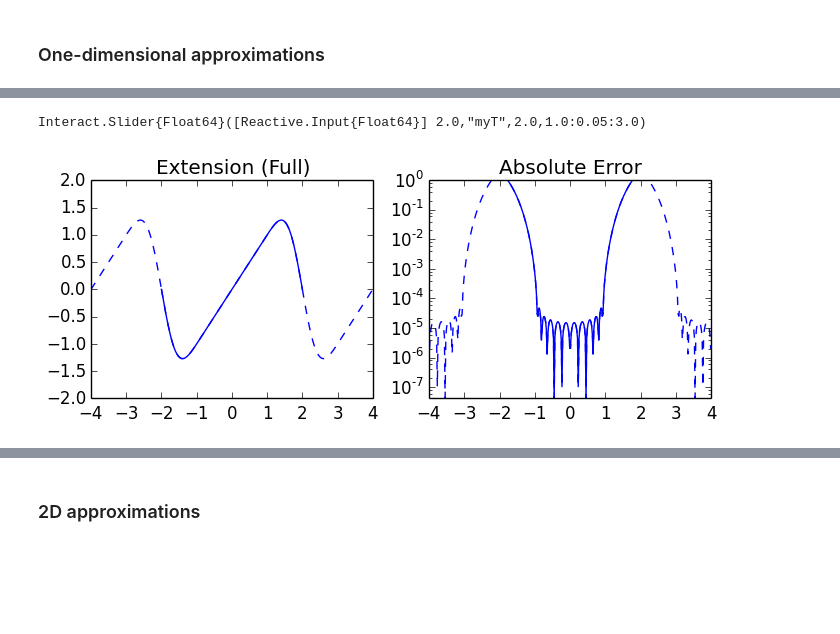
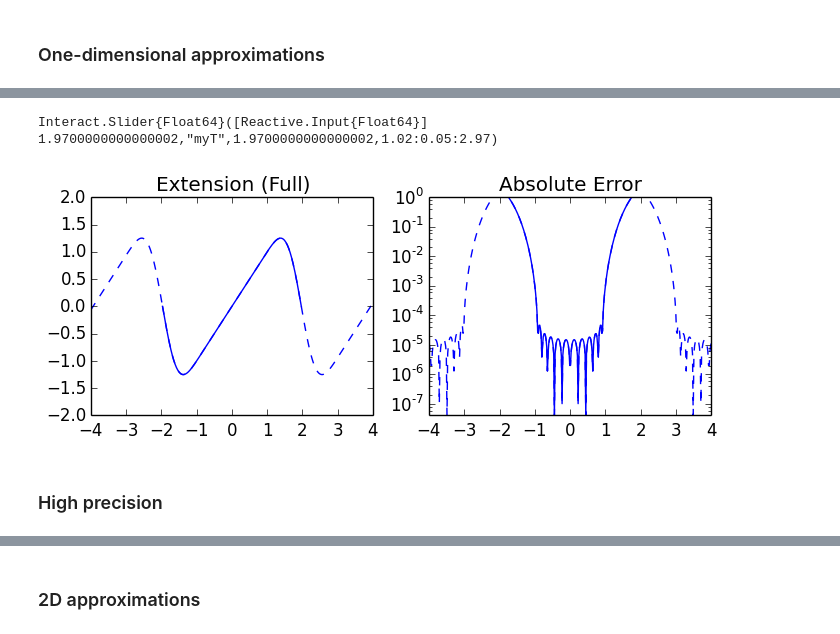
Before and after one commit to JuliaApproximation/FrameFun.jl, a Jupyter notebook: examples/FrameFunDemo.ipynb, the cells around one changed output, grey strips where cells are left out. Saved outputs shown, nothing was run; the diff lists cells and outputs as text; code cells hidden in the pictures; blank space fills up the shorter version.

```diff
--- a/examples/FrameFunDemo.ipynb
+++ b/examples/FrameFunDemo.ipynb
@@ -12,5 +12,3 @@ WARNING: Base.FloatingPoint is deprecated, use AbstractFloat instead.
 WARNING: Union(args...) is deprecated, use Union{args...} instead.
 # %% [markdown]
 ### One-dimensional approximations
-# %%
-f1 = ExpFun( x-> x)
@@ -57,5 +62,8 @@ FrameFuns.plot(f2,n=400)
 PyObject <matplotlib.text.Text object at 0x...>
 # %%
-f3 = ChebyFun(x -> cos(10*x.^2),Interval(-1.0,1.0), n=41,T=1.1)
+f3(x) = cos(10*x.^2)
+B = ChebyshevBasis(41)
+D = Interval(-0.9,0.9)
+F3 = Fun(f3,B,D)
 # %% [output]
 A 1-dimensional FrameFun with 41 degrees of freedom.
@@ -71,12 +79,16 @@ subplot(224); plot_error(f3, x->cos(10*x.^2))
 PyObject <matplotlib.text.Text object at 0x...>
 # %%
 h=figure()
-@manipulate for myT=1.0:0.05:3.0; withfig(h) do
-        F=ExpFun(x->x,T=myT,n=11)
+D = Interval(-1.0,1.0)
+@manipulate for myT=1.02:0.05:3.0; withfig(h) do
+        B = rescale(FourierBasis(11),-myT,myT)
+        F=Fun(f1,B,D)
         subplot(221); plot_expansion(F,repeats=1); xlim([-4; 4]); ylim([-2; 2])
-        subplot(222); plot_error(F, x->x,repeats=1); xlim([-4; 4]); ylim([-10^16; 1])
+        subplot(222); plot_error(F, f1,repeats=1); xlim([-4; 4]); ylim([-10^16; 1])
     end
 end
 # %% [output]
-Interact.Slider{Float64}([Reactive.Input{Float64}] 2.0,"myT",2.0,1.0:0.05:3.0)
+Interact.Slider{Float64}([Reactive.Input{Float64}] 1.9700000000000002,"myT",1.9700000000000002,1.02:0.05:2.97)
-[figure, old version]
+[figure, new version]
+# %% [markdown]
+### High precision
```
Also changed, not shown: parts of 40 cells of this notebook, 7 other files.
